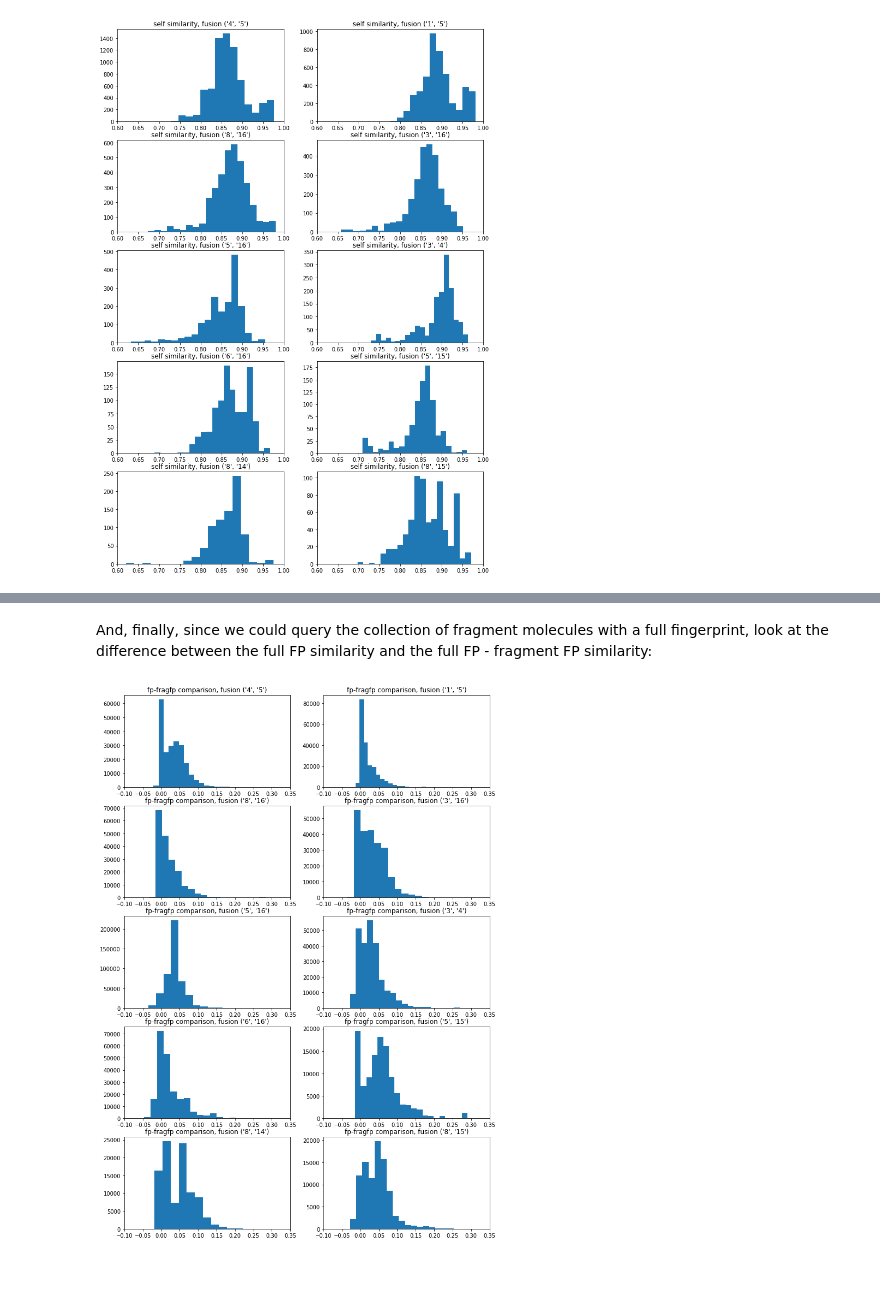
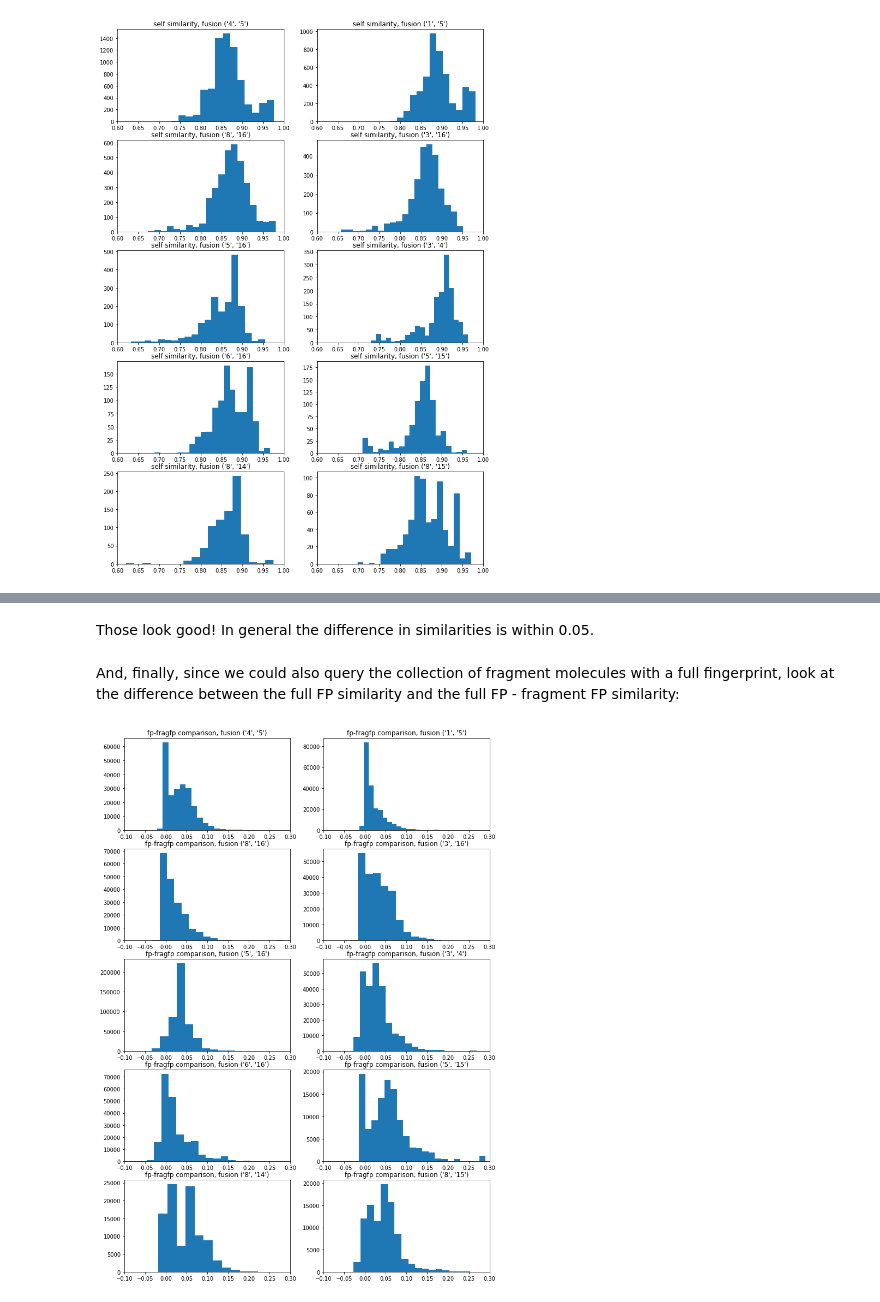
Before and after one commit to greglandrum/rdkit_blog, a Jupyter notebook: notebooks/Additive fingerprints.ipynb, the cells around one changed output, grey strips where cells are left out. Drawn from its saved outputs; the diff is of its cells as text; code cells hidden in the pictures; blank space fills up the shorter version.

```diff
--- a/notebooks/Additive fingerprints.ipynb
+++ b/notebooks/Additive fingerprints.ipynb
@@ -271,7 +278,6 @@ for btk in bondsToKeep:
     nfps = len(dfps)
     for k,v in delta1.GetNonzeroElements().items():
         delta1[k] = round(v/nfps)
-    delta1.GetNonzeroElements()
 
     allfps = []
     for m in ms:
@@ -356,5 +364,5 @@ for i,btk in enumerate(results.keys()):
     hist(other_tanidiff1,bins=20);
     title(f"fragfp-fragfp comparison, fusion {btk}");
     #yscale('log')
-    xlim((-0.1,0.35));
+    xlim((-0.1,0.25));
 # %% [output]
@@ -362,13 +370,15 @@ for i,btk in enumerate(results.keys()):
+# %% [markdown]
+Those look good! In general the difference in similarities is within 0.05.
 # %% [markdown]
-And, finally, since we could query the collection of fragment molecules with a full fingerprint, look at the difference between the full FP similarity and the full FP - fragment FP similarity:
+And, finally, since we could also query the collection of fragment molecules with a full fingerprint, look at the difference between the full FP similarity and the full FP - fragment FP similarity:
 # %%
 figsize(12,18)
 for i,btk in enumerate(results.keys()):
     subplot(5,2,i+1)
     self_tanis,other_tanidiff1,other_tanidiff2 = results[btk]
     hist(other_tanidiff2,bins=20);
     title(f"fp-fragfp comparison, fusion {btk}");
     #yscale('log')
-    xlim((-0.1,0.35));
+    xlim((-0.1,0.3));
 # %% [output]
-[figure, old version]
+[figure, new version]
```
Also changed, not shown: parts of 24 cells of this notebook.
